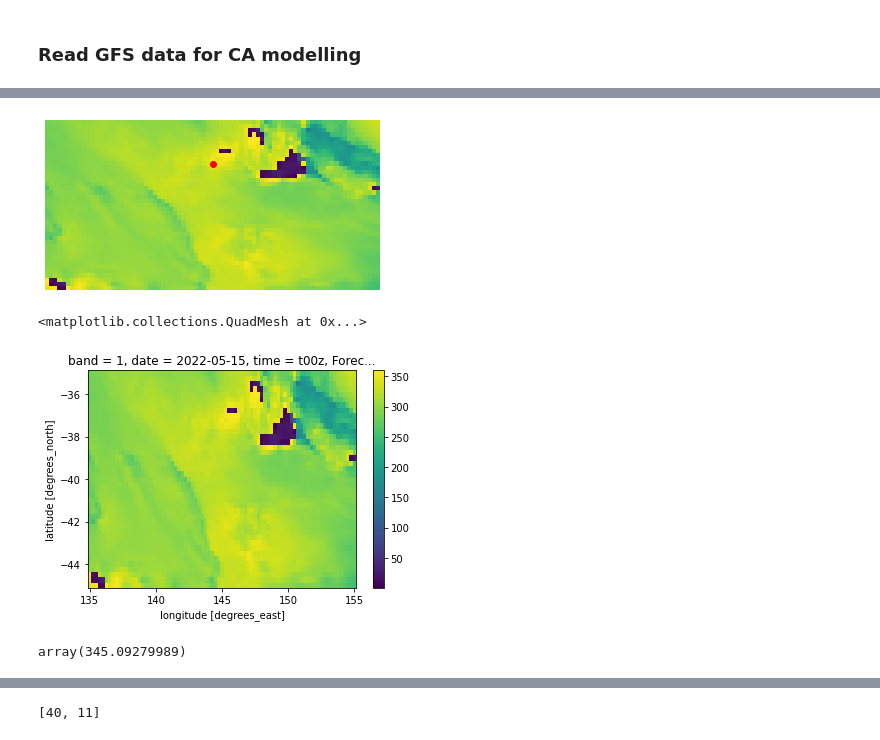
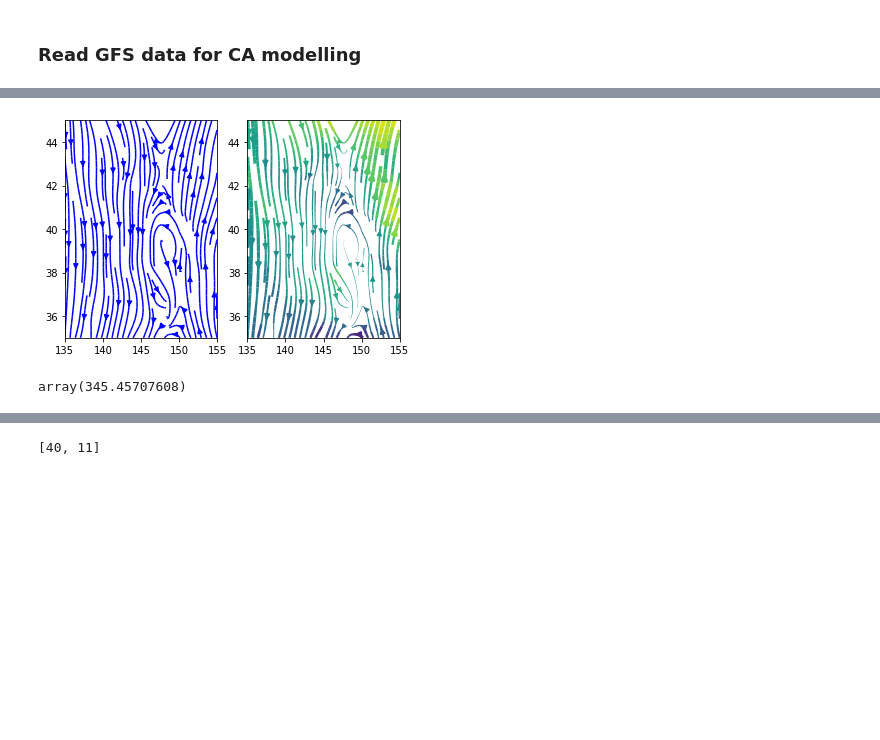
Before and after one commit to cesaraustralia/WindDispersalForecastTool, a Jupyter notebook: Scripts/GFS_data_visualise.ipynb, the cells around one changed output, grey strips where cells are left out. Drawn from its saved outputs; the diff is of its cells as text; code cells hidden in the pictures; blank space fills up the shorter version.

```diff
--- a/Scripts/GFS_data_visualise.ipynb
+++ b/Scripts/GFS_data_visualise.ipynb
@@ -251,21 +231,24 @@ rd.plot()
-# %%
-rss = rs.rio.clip_box(135, -45, 155, -35)
-rdd = rd.rio.clip_box(135, -45, 155, -35)
-
-# location around melbourne
-# plt.figure(figsize=(6, 5))
-plt.imshow(rdd[0])
-# sbn.heatmap(rdd[0])
-plt.plot(40, 10, 'ro')
-plt.axis(False)
-plt.show()
-
-rdd.plot()
-# %% [output]
-[figure, removed]
-<matplotlib.collections.QuadMesh at 0x...>
-[figure, removed]
+# %%
+r2 = r.rio.clip_box(135, -45, 155, -35)
+
+u = r2[r2.Component == "ugrd"].values[0]
+v = r2[r2.Component == "vgrd"].values[0]
+speed = np.sqrt(u*u + v*v)
+
+x = r2.coords['x'].values
+y = (r2.coords['y'] * -1).values
+
+plt.figure()
+plt.subplot(121)
+plt.streamplot(x, y, u, v, density=1, color='b')
+plt.subplot(122)
+plt.streamplot(x, y, u, v, density=(1,1), color=u, linewidth=5*speed/speed.max())
+# plt.subplot(133)
+# plt.imshow(speed)
+plt.show()
+# %% [output]
+[figure, added]
 # %%
-rdd.isel(band=0, x=40, y=10).values
+rd.isel(band=0, x=40, y=10).values
 # %% [output]
-array(345.09279989)
+array(345.45707608)
```
Also changed, not shown: parts of 21 cells of this notebook, 4 other files.
